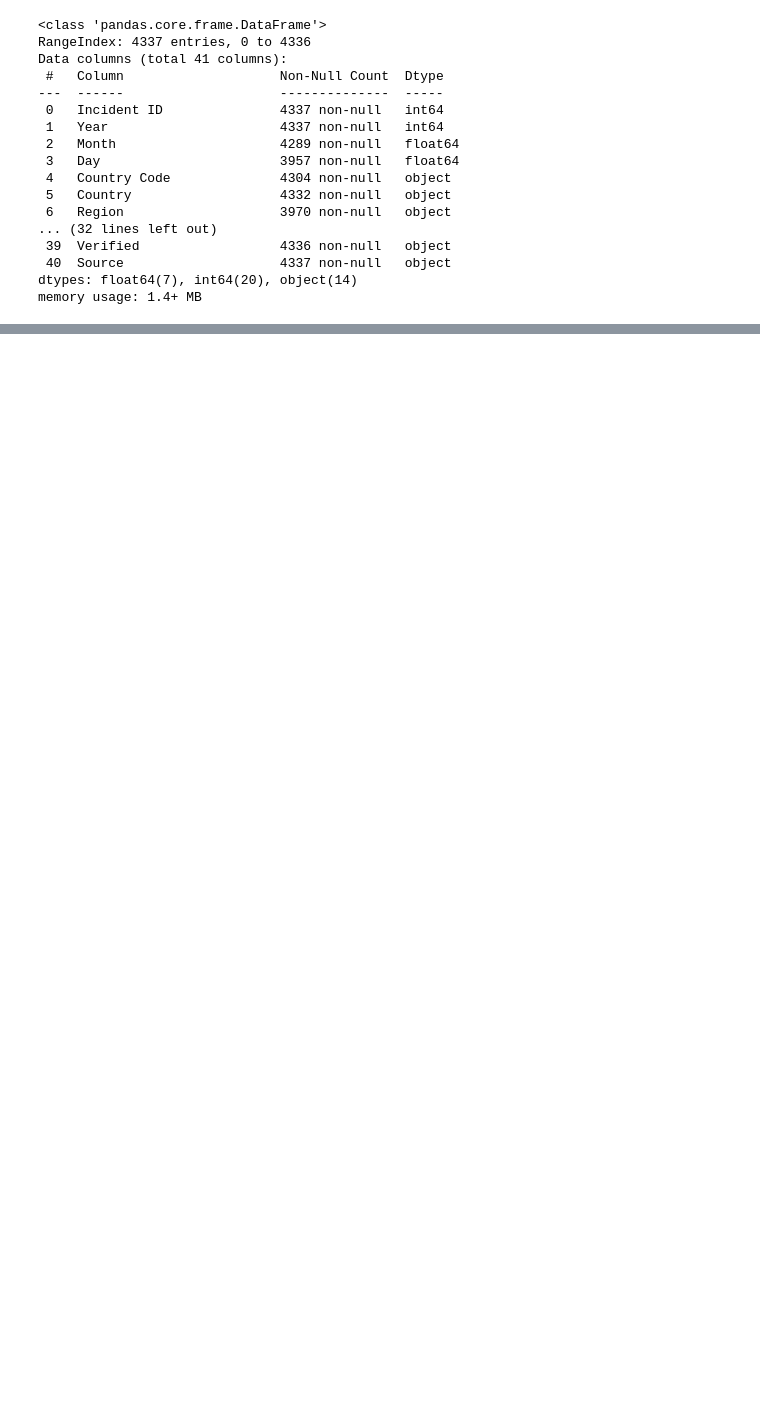
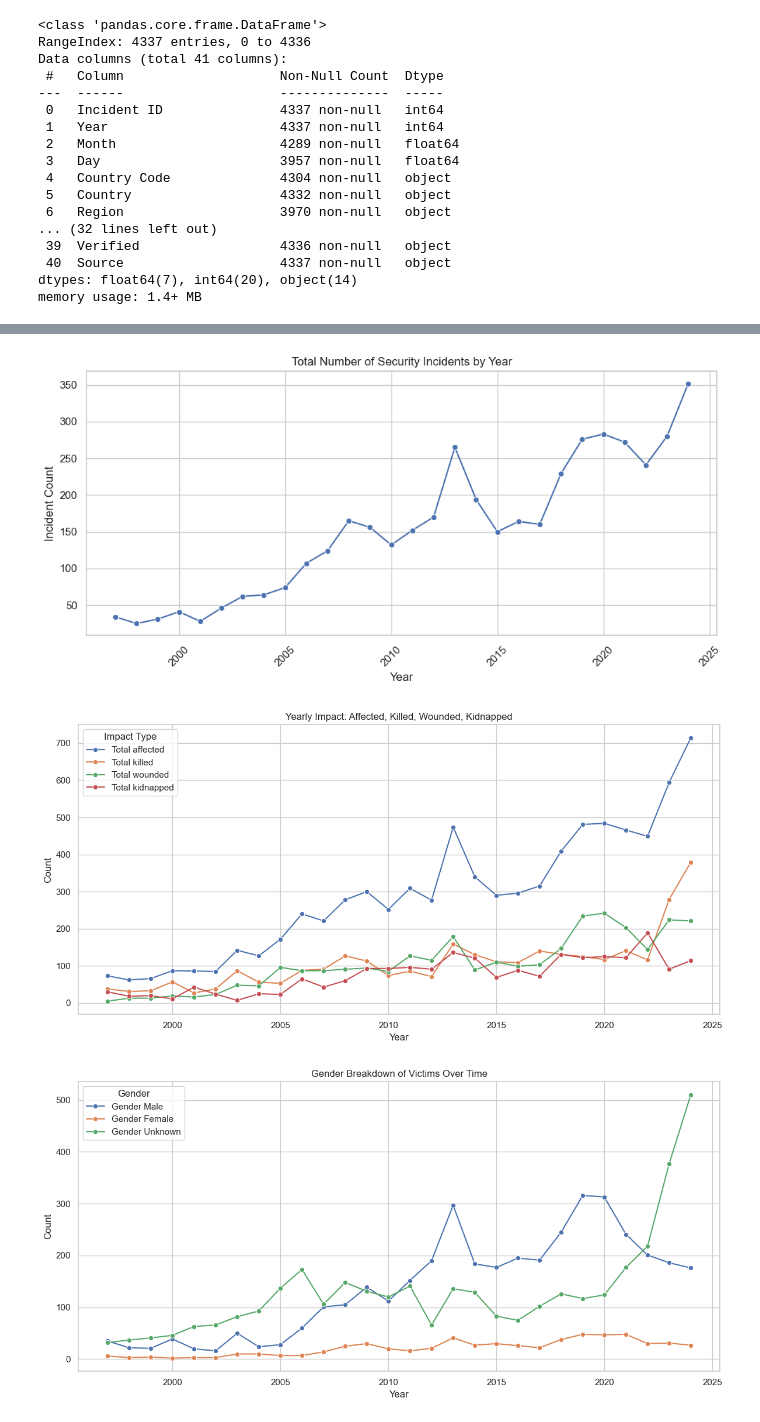
Before and after one commit to cjmijones/vertex-earth, a Jupyter notebook: security_data_handler.ipynb, the cells around one changed output, grey strips where cells are left out. Cells and saved outputs as stored; diff of their text form; code cells hidden in the pictures; blank space fills up the shorter version.

```diff
--- a/security_data_handler.ipynb
+++ b/security_data_handler.ipynb
@@ -34,0 +86,65 @@ simple_df
+# %%
+sns.set(style="whitegrid")
+
+# 1. Incident count over time
+plt.figure(figsize=(10, 5))
+sns.lineplot(x=yearly_counts.index, y=yearly_counts.values, marker="o")
+plt.title("Total Number of Security Incidents by Year")
+plt.xlabel("Year")
+plt.ylabel("Incident Count")
+plt.xticks(rotation=45)
+plt.tight_layout()
+plt.show()
+
+# 2. Total affected, killed, wounded, kidnapped over time
+plt.figure(figsize=(12, 6))
+melted_affected = affected_by_year.melt(id_vars="Year", var_name="Impact Type", value_name="Count")
+sns.lineplot(data=melted_affected, x="Year", y="Count", hue="Impact Type", marker="o")
+plt.title("Yearly Impact: Affected, Killed, Wounded, Kidnapped")
+plt.xlabel("Year")
+plt.ylabel("Count")
+plt.legend(title="Impact Type")
+plt.tight_layout()
+plt.show()
+
+# 3. Gender breakdown over time
+plt.figure(figsize=(12, 6))
+melted_gender = gender_by_year.melt(id_vars="Year", var_name="Gender", value_name="Count")
+sns.lineplot(data=melted_gender, x="Year", y="Count", hue="Gender", marker="o")
+plt.title("Gender Breakdown of Victims Over Time")
+plt.xlabel("Year")
+plt.ylabel("Count")
+plt.legend(title="Gender")
+plt.tight_layout()
+plt.show()
+
+# 4. Top 15 countries by total incident count
+plt.figure(figsize=(10, 6))
+sns.barplot(y=country_counts.index, x=country_counts.values)
+plt.title("Top 15 Countries by Incident Count")
+plt.xlabel("Incident Count")
+plt.ylabel("Country")
+plt.tight_layout()
+plt.show()
+
+# 5. Organization involvement over time
+# Sum all org columns by year
+org_columns = ['UN', 'INGO', 'ICRC', 'NRCS and IFRC', 'NNGO', 'Other']
+org_by_year = filtered_df.groupby('Year')[org_columns].sum().reset_index()
+
+# Melt for plotting
+melted_orgs = org_by_year.melt(id_vars="Year", var_name="Organization", value_name="Incident Count")
+
+# Plot
+plt.figure(figsize=(12, 6))
+sns.lineplot(data=melted_orgs, x="Year", y="Incident Count", hue="Organization", marker="o")
+plt.title("Incidents Involving Organizations Over Time")
+plt.xlabel("Year")
+plt.ylabel("Incident Count")
+plt.legend(title="Organization")
+plt.tight_layout()
+plt.show()
+# %% [output]
+[figure, added]
+[figure, added]
+[figure, added]
```
Also changed, not shown: parts of 7 cells of this notebook, 13 other files.
